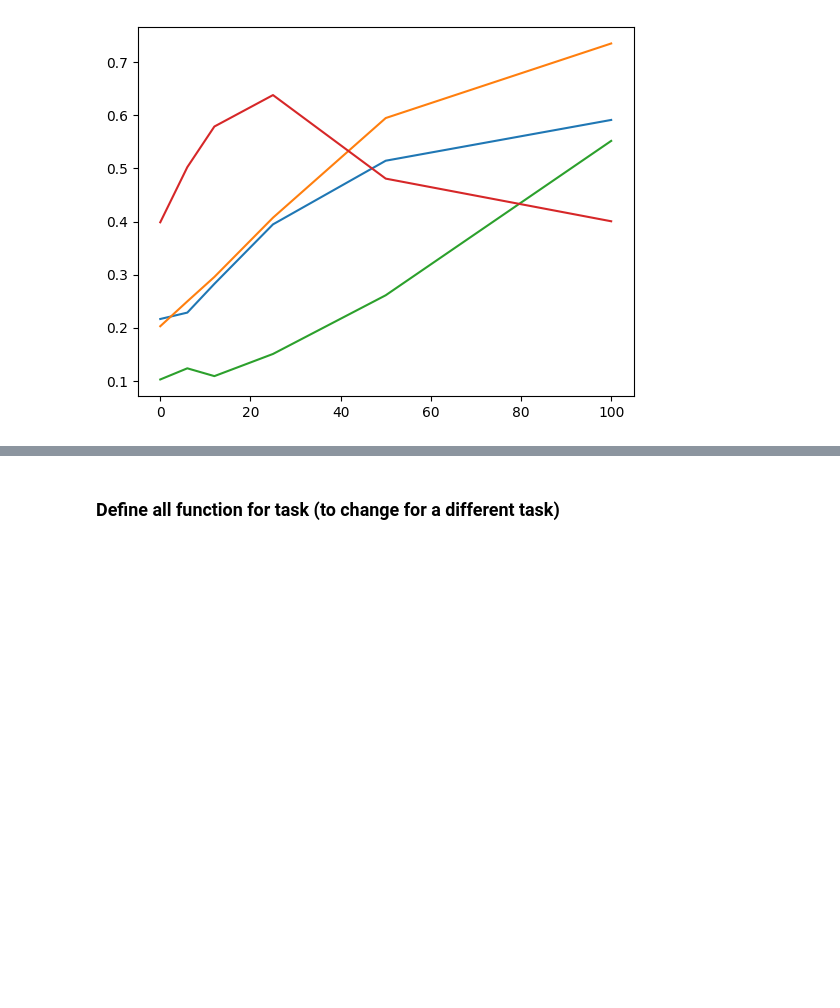
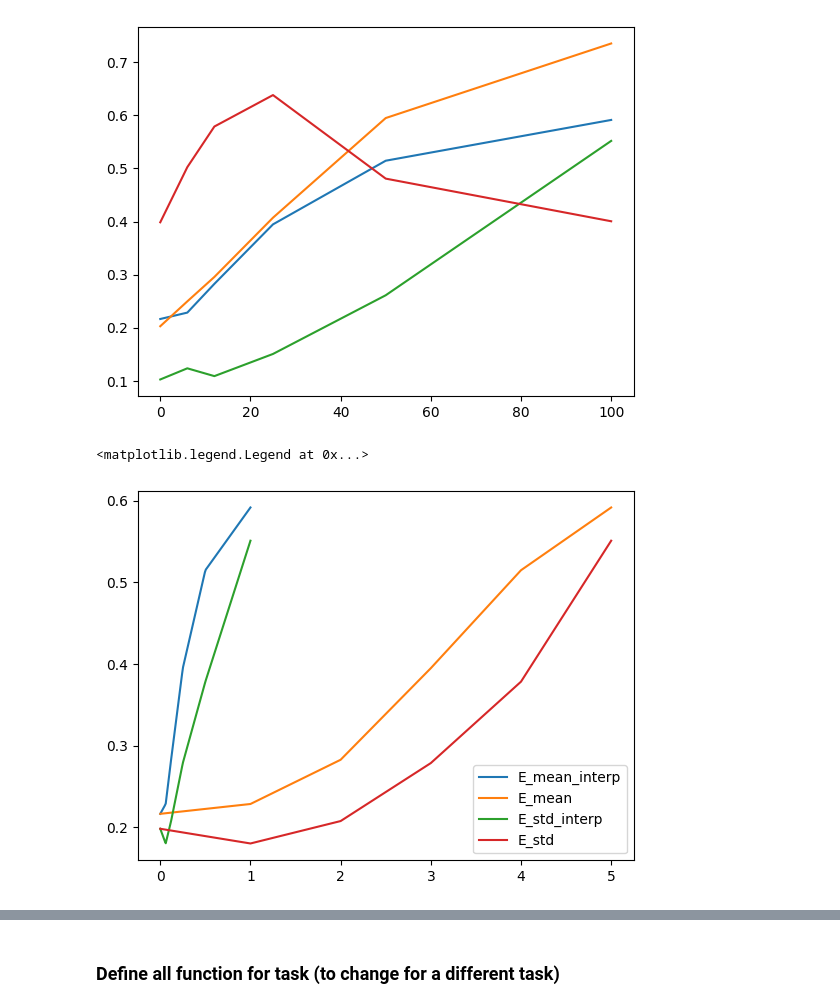
Before and after one commit to garza-roberto/inference_theory, a Jupyter notebook: src/Cecilia/train_data_CDC.ipynb, the cells around one changed output, grey strips where cells are left out. Saved outputs shown, nothing was run; the diff lists cells and outputs as text; code cells hidden in the pictures; blank space fills up the shorter version.

```diff
--- a/src/Cecilia/train_data_CDC.ipynb
+++ b/src/Cecilia/train_data_CDC.ipynb
@@ -212,3 +246,23 @@ for key in data.keys():
           plt.plot(contrast,np.nanmean(data[key],axis=0))
 # %% [output]
 [figure]
+# %%
+E = data['pyr']
+E_mean = np.mean(E,axis=0)
+E_std = np.std(E,axis=0)
+PV_mean = np.mean(data['pv'],axis=0)
+PV_std = np.std(data['pv'],axis=0)
+# %%
+#interpolate the E_mean and E_std
+x = np.linspace(0,1,100)
+E_mean_interp = np.interp(x,contrast/100,E_mean)
+E_std_interp = np.interp(x,contrast/100,E_std)
+
+plt.plot(x,E_mean_interp, label = 'E_mean_interp')
+plt.plot(E_mean, label = 'E_mean')
+plt.plot(x,E_std_interp, label = 'E_std_interp')
+plt.plot(E_std, label = 'E_std')
+plt.legend()
+# %% [output]
+<matplotlib.legend.Legend at 0x...>
+[figure, added]
```
Also changed, not shown: parts of 13 cells of this notebook.
